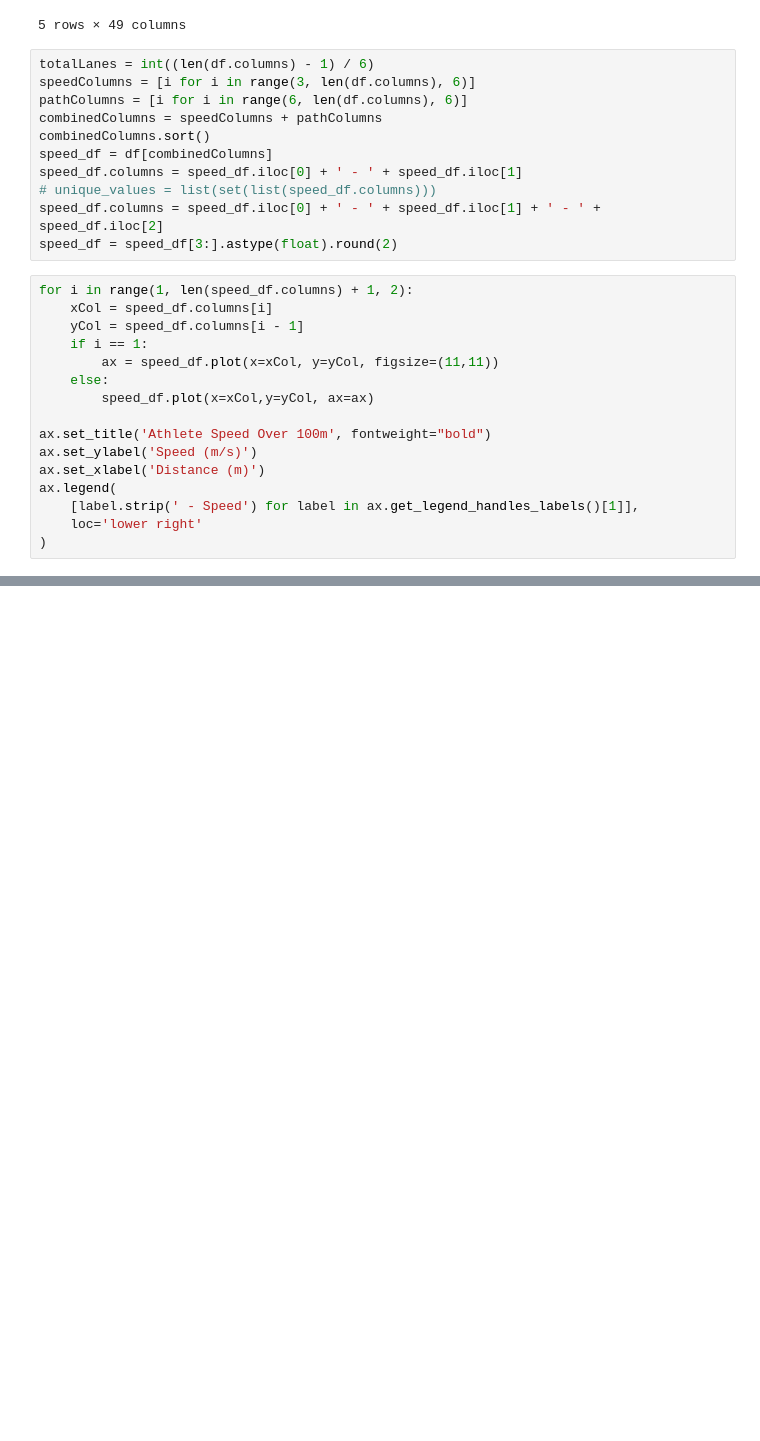
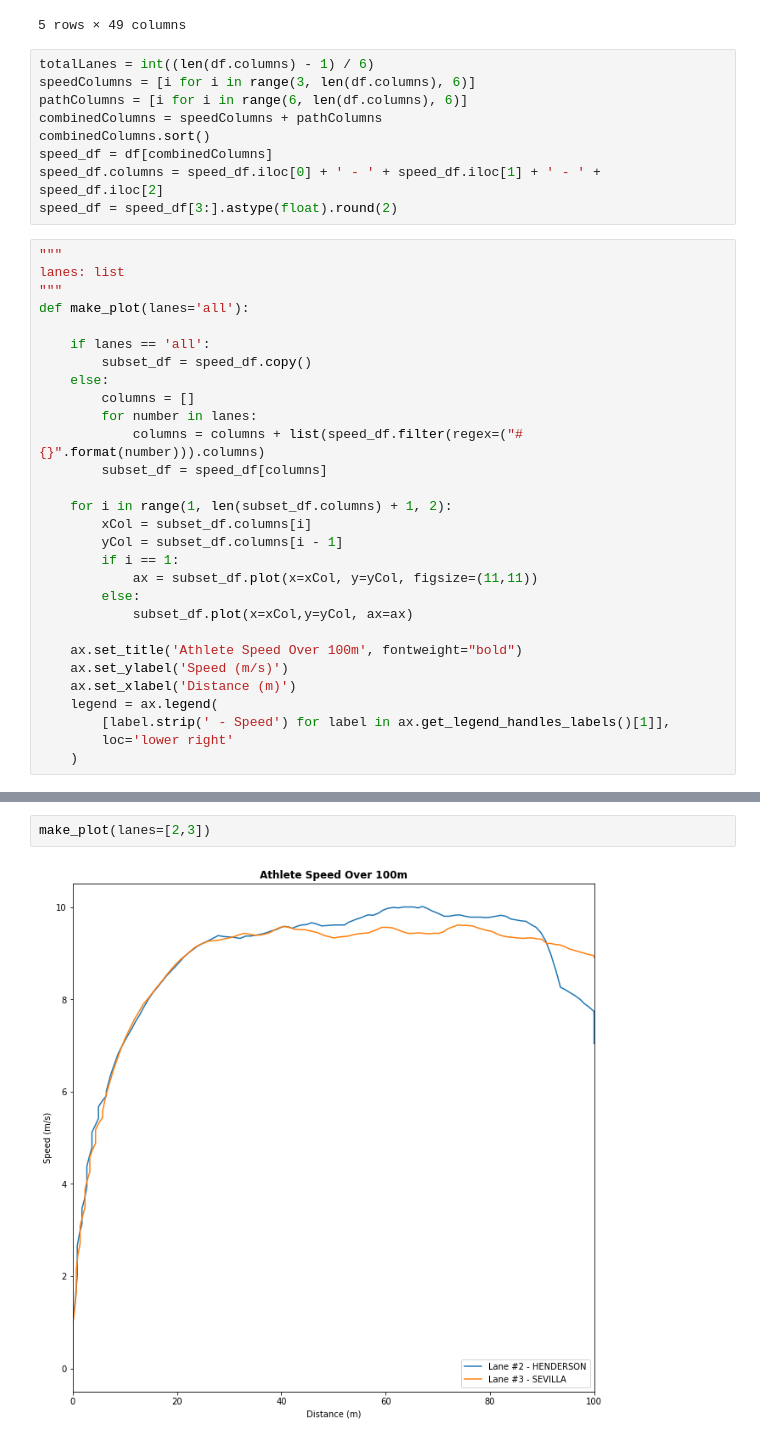
Before and after one commit to g-rock/dad, a Jupyter notebook: iso.ipynb, the cells around one changed output, grey strips where cells are left out. Saved outputs shown, nothing was run; the diff lists cells and outputs as text; blank space fills up the shorter version.

```diff
--- a/iso.ipynb
+++ b/iso.ipynb
@@ -20,23 +20,34 @@ pathColumns = [i for i in range(6, len(df.columns), 6)]
 combinedColumns = speedColumns + pathColumns
 combinedColumns.sort()
 speed_df = df[combinedColumns]
-speed_df.columns = speed_df.iloc[0] + ' - ' + speed_df.iloc[1]
-# unique_values = list(set(list(speed_df.columns)))
 speed_df.columns = speed_df.iloc[0] + ' - ' + speed_df.iloc[1] + ' - ' + speed_df.iloc[2]
 speed_df = speed_df[3:].astype(float).round(2)
 # %%
-for i in range(1, len(speed_df.columns) + 1, 2):
-    xCol = speed_df.columns[i]
-    yCol = speed_df.columns[i - 1]
-    if i == 1:
-        ax = speed_df.plot(x=xCol, y=yCol, figsize=(11,11))
+"""
+lanes: list
+"""
+def make_plot(lanes='all'):
+
+    if lanes == 'all':
+        subset_df = speed_df.copy()
     else:
-        speed_df.plot(x=xCol,y=yCol, ax=ax)
+        columns = []
+        for number in lanes:
+            columns = columns + list(speed_df.filter(regex=("#{}".format(number))).columns)
+        subset_df = speed_df[columns]
 
-ax.set_title('Athlete Speed Over 100m', fontweight="bold")
-ax.set_ylabel('Speed (m/s)')
-ax.set_xlabel('Distance (m)')
-ax.legend(
-    [label.strip(' - Speed') for label in ax.get_legend_handles_labels()[1]],
-    loc='lower right'
-)
+    for i in range(1, len(subset_df.columns) + 1, 2):
+        xCol = subset_df.columns[i]
+        yCol = subset_df.columns[i - 1]
+        if i == 1:
+            ax = subset_df.plot(x=xCol, y=yCol, figsize=(11,11))
+        else:
+            subset_df.plot(x=xCol,y=yCol, ax=ax)
+
+    ax.set_title('Athlete Speed Over 100m', fontweight="bold")
+    ax.set_ylabel('Speed (m/s)')
+    ax.set_xlabel('Distance (m)')
+    legend = ax.legend(
+        [label.strip(' - Speed') for label in ax.get_legend_handles_labels()[1]],
+        loc='lower right'
+    )
@@ -54,0 +58,4 @@ speed_df.tail()
+# %%
+make_plot(lanes=[2,3])
+# %% [output]
+[figure, added]
```
Also changed, not shown: parts of 3 cells of this notebook.
